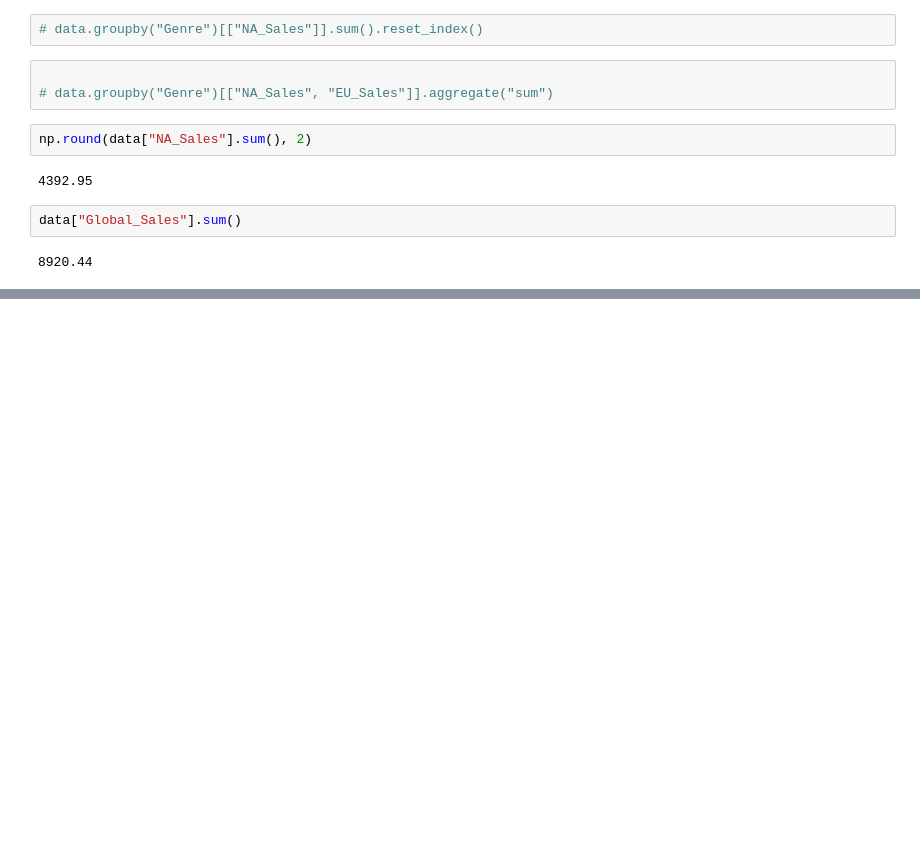
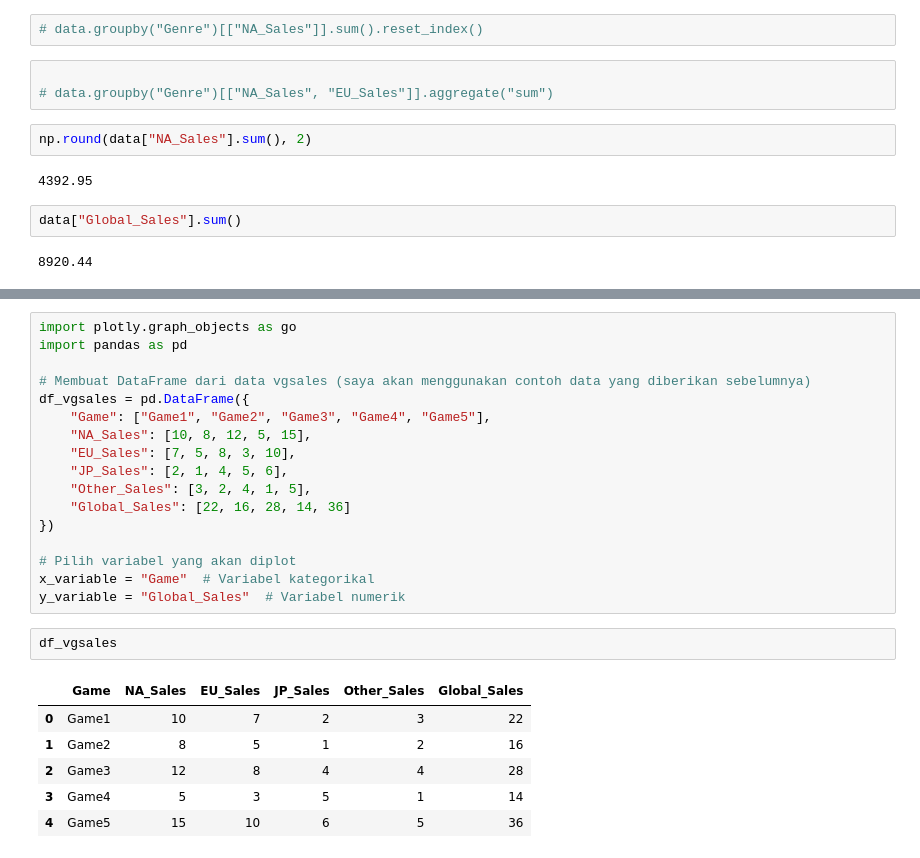
Before and after one commit to kusin/dashboard-video-games, a Jupyter notebook: img/eda_vgsales.ipynb, the cells around one changed output, grey strips where cells are left out. Cells and saved outputs as stored; diff of their text form; blank space fills up the shorter version.

```diff
--- a/img/eda_vgsales.ipynb
+++ b/img/eda_vgsales.ipynb
@@ -221,0 +230,26 @@ total_sales_by_region
+# %%
+import plotly.graph_objects as go
+import pandas as pd
+
+# Membuat DataFrame dari data vgsales (saya akan menggunakan contoh data yang diberikan sebelumnya)
+df_vgsales = pd.DataFrame({
+    "Game": ["Game1", "Game2", "Game3", "Game4", "Game5"],
+    "NA_Sales": [10, 8, 12, 5, 15],
+    "EU_Sales": [7, 5, 8, 3, 10],
+    "JP_Sales": [2, 1, 4, 5, 6],
+    "Other_Sales": [3, 2, 4, 1, 5],
+    "Global_Sales": [22, 16, 28, 14, 36]
+})
+
+# Pilih variabel yang akan diplot
+x_variable = "Game"  # Variabel kategorikal
+y_variable = "Global_Sales"  # Variabel numerik
+# %%
+df_vgsales
+# %% [output]
+|  | Game | NA_Sales | EU_Sales | JP_Sales | Other_Sales | Global_Sales |
+| 0 | Game1 | 10 | 7 | 2 | 3 | 22 |
+| 1 | Game2 | 8 | 5 | 1 | 2 | 16 |
+| 2 | Game3 | 12 | 8 | 4 | 4 | 28 |
+| 3 | Game4 | 5 | 3 | 5 | 1 | 14 |
+| 4 | Game5 | 15 | 10 | 6 | 5 | 36 |
```
Also changed, not shown: parts of 7 cells of this notebook, 4 other files.
